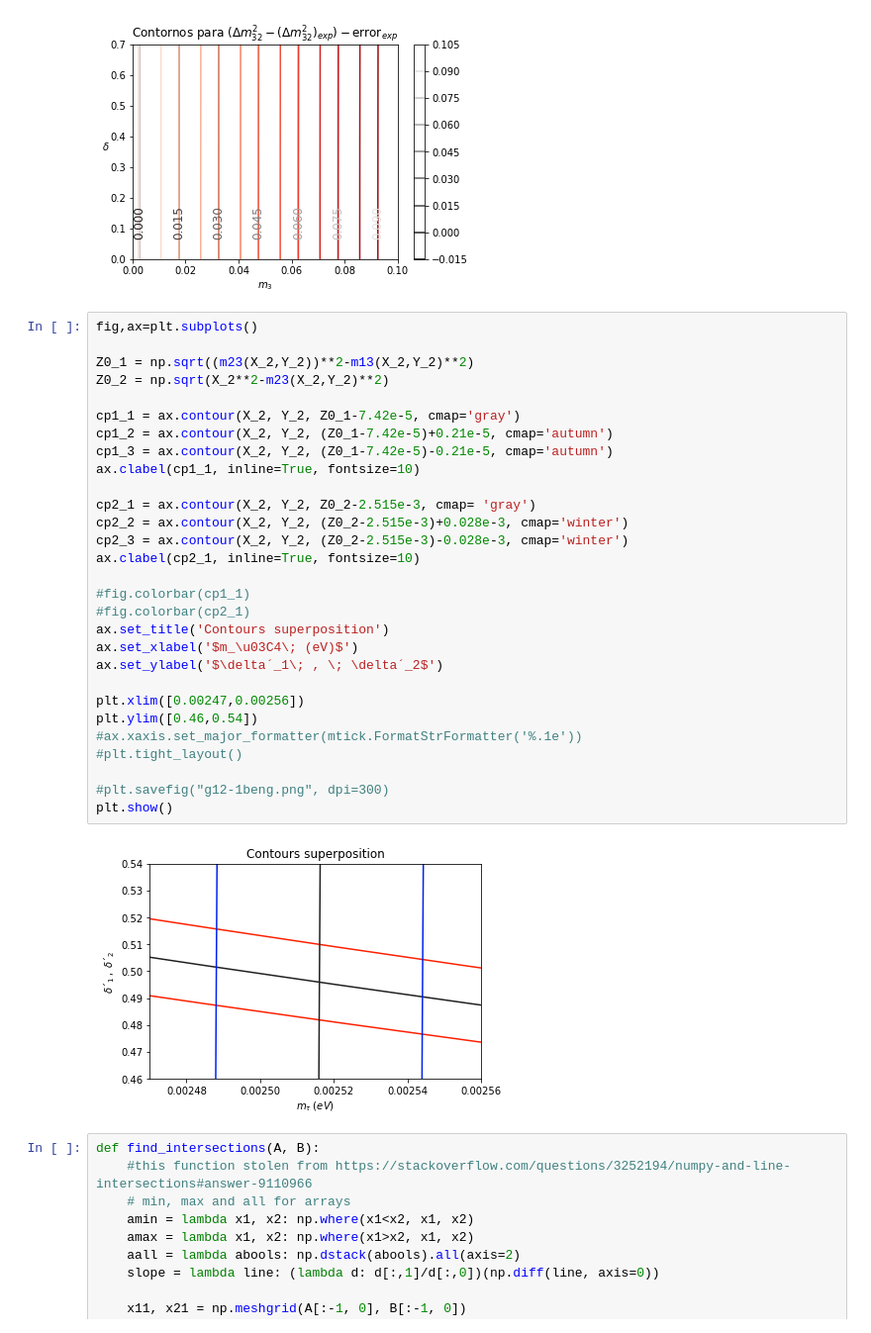
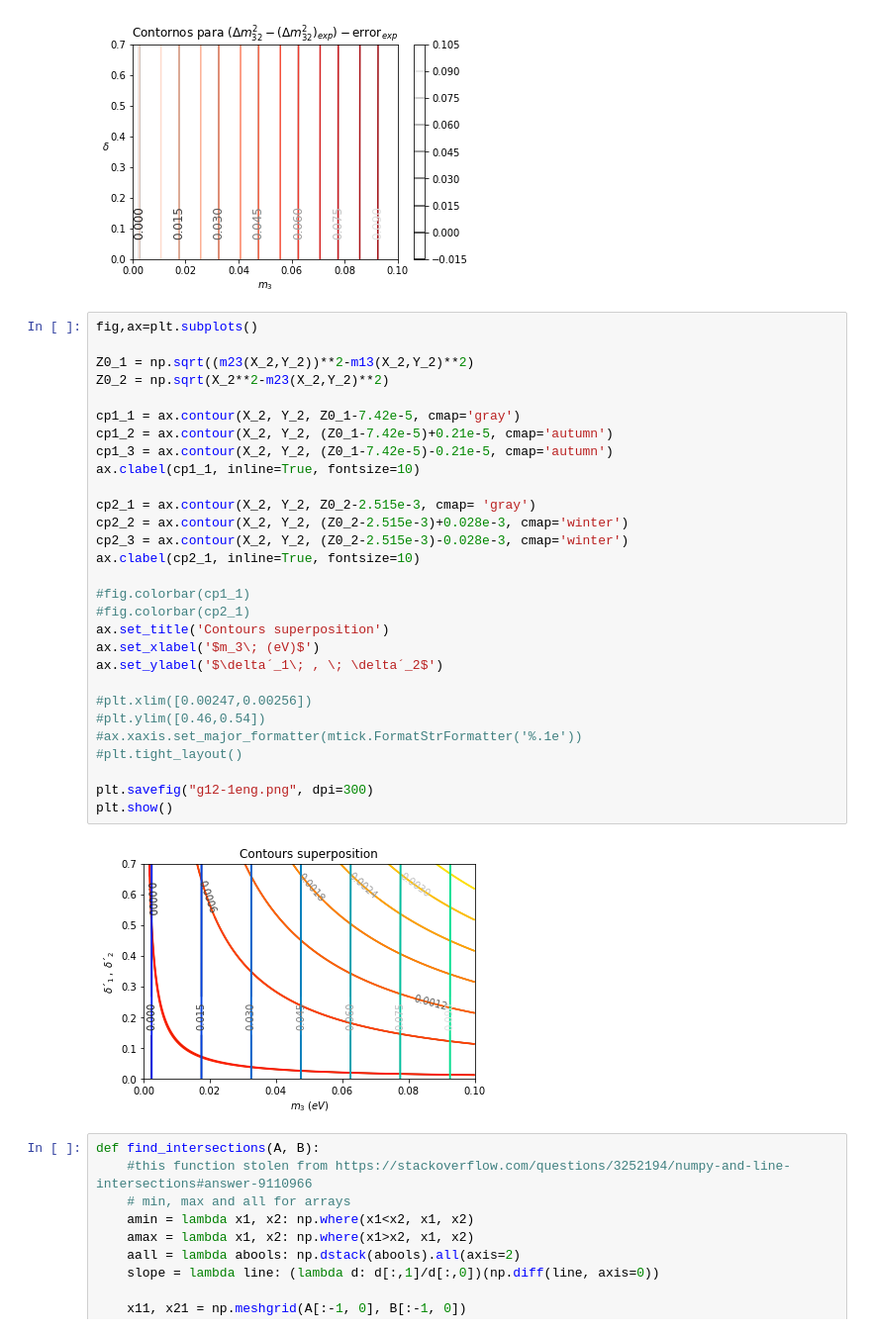
Before and after one commit to DLAbel/Neutrinos, a Jupyter notebook: Codigo_N.ipynb, the cells around one changed output. Shown at 99% size. Saved outputs shown, nothing was run; the diff lists cells and outputs as text.

```diff
--- a/Codigo_N.ipynb
+++ b/Codigo_N.ipynb
@@ -588,34 +647,34 @@ plt.show()
 # %%
 fig,ax=plt.subplots()
 
 Z0_1 = np.sqrt((m23(X_2,Y_2))**2-m13(X_2,Y_2)**2)
 Z0_2 = np.sqrt(X_2**2-m23(X_2,Y_2)**2)
 
 cp1_1 = ax.contour(X_2, Y_2, Z0_1-7.42e-5, cmap='gray')
 cp1_2 = ax.contour(X_2, Y_2, (Z0_1-7.42e-5)+0.21e-5, cmap='autumn')
 cp1_3 = ax.contour(X_2, Y_2, (Z0_1-7.42e-5)-0.21e-5, cmap='autumn')
 ax.clabel(cp1_1, inline=True, fontsize=10)
 
 cp2_1 = ax.contour(X_2, Y_2, Z0_2-2.515e-3, cmap= 'gray')
 cp2_2 = ax.contour(X_2, Y_2, (Z0_2-2.515e-3)+0.028e-3, cmap='winter')
 cp2_3 = ax.contour(X_2, Y_2, (Z0_2-2.515e-3)-0.028e-3, cmap='winter')
 ax.clabel(cp2_1, inline=True, fontsize=10)
 
 #fig.colorbar(cp1_1)
 #fig.colorbar(cp2_1)
 ax.set_title('Contours superposition')
-ax.set_xlabel('$m_\u03C4\; (eV)$')
+ax.set_xlabel('$m_3\; (eV)$')
 ax.set_ylabel('$\delta´_1\; , \; \delta´_2$')
 
-plt.xlim([0.00247,0.00256])
-plt.ylim([0.46,0.54])
+#plt.xlim([0.00247,0.00256])
+#plt.ylim([0.46,0.54])
 #ax.xaxis.set_major_formatter(mtick.FormatStrFormatter('%.1e'))
 #plt.tight_layout()
 
-#plt.savefig("g12-1beng.png", dpi=300)
+plt.savefig("g12-1eng.png", dpi=300)
 plt.show()
 # %% [output]
-[figure, old version]
+[figure, new version]
 # %%
 def find_intersections(A, B):
     #this function stolen from https://stackoverflow.com/questions/3252194/numpy-and-line-intersections#answer-9110966
```
Also changed, not shown: parts of 9 cells of this notebook.
